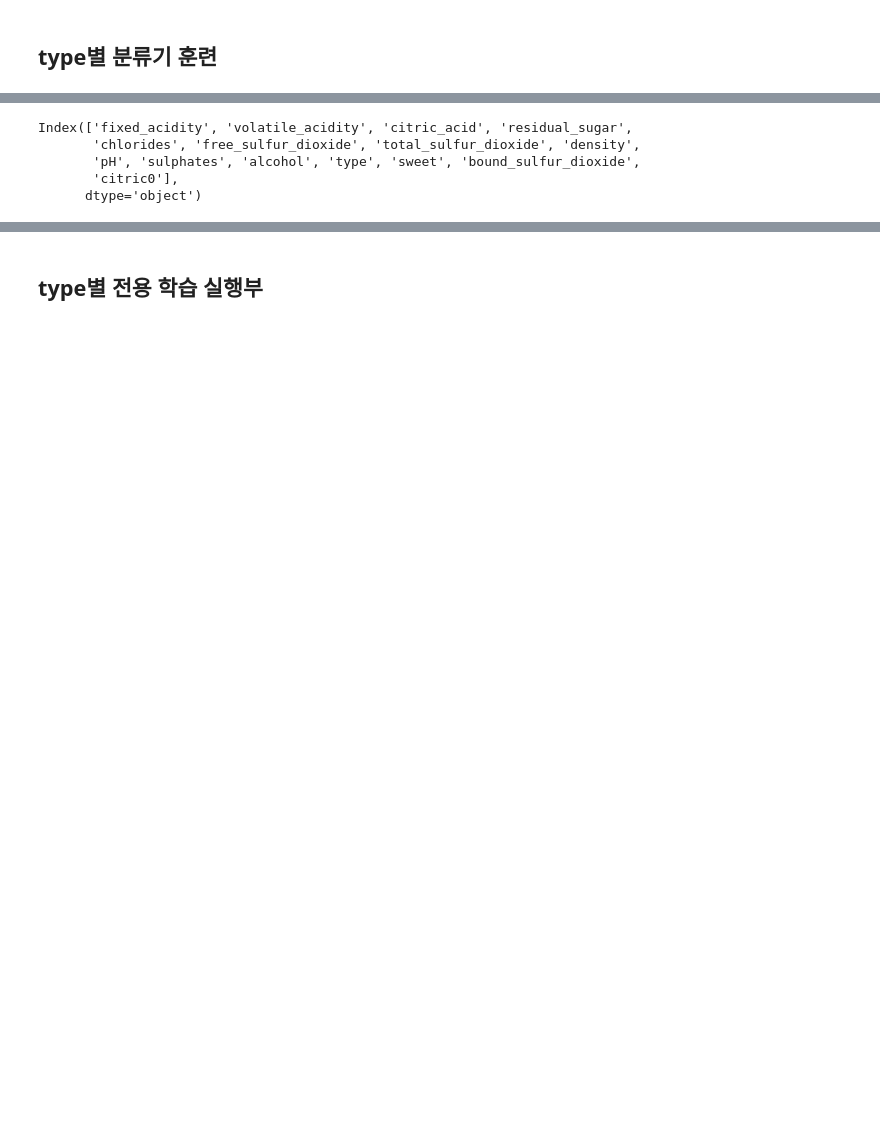
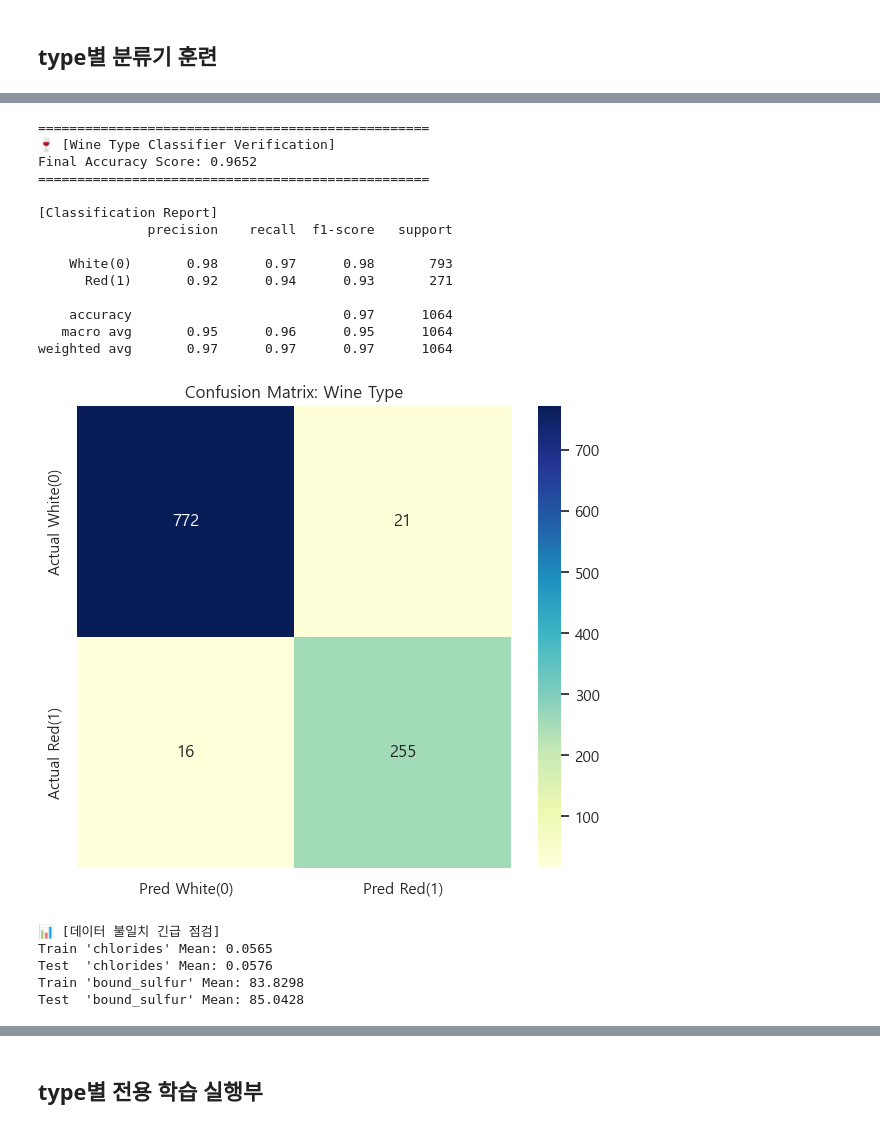
Before and after one commit to Kwonym0814/AIotDataAnalysis, a Jupyter notebook: workspace_python/ml/lec05_와인분류.ipynb, the cells around one changed output, grey strips where cells are left out. Drawn from its saved outputs; the diff is of its cells as text; code cells hidden in the pictures; blank space fills up the shorter version.

```diff
--- a/workspace_python/ml/lec05_와인분류.ipynb
+++ b/workspace_python/ml/lec05_와인분류.ipynb
@@ -656,8 +768,62 @@ dtype: float64
-# %%
-X_train_full.columns
-# %% [output]
-Index(['fixed_acidity', 'volatile_acidity', 'citric_acid', 'residual_sugar',
-       'chlorides', 'free_sulfur_dioxide', 'total_sulfur_dioxide', 'density',
-       'pH', 'sulphates', 'alcohol', 'type', 'sweet', 'bound_sulfur_dioxide',
-       'citric0'],
-      dtype='object')
+# %%
+def verify_type_classification(X_test, type_model):
+    # 1. 테스트 데이터 준비 (학습 시와 동일하게 'type' 피처 제외)
+    # X_test에 'target'이나 'quality'가 있다면 함께 제거해야 합니다.
+    # X_test_type = X_test.drop(columns=[c for c in drop_cols if c in df.columns])
+    X_test_type = X_test[['bound_sulfur_dioxide', 'chlorides']]
+    y_type_true = X_test['type']
+
+    # 2. 타입 예측
+    y_type_pred = type_model.predict(X_test_type)
+
+    # 3. 점수 출력
+    print("="*50)
+    print("🍷 [Wine Type Classifier Verification]")
+    print(f"Final Accuracy Score: {accuracy_score(y_type_true, y_type_pred):.4f}")
+    print("="*50)
+
+    # 4. 상세 리포트 (분석가님 정의: 1=Red, 0=White)
+    print("\n[Classification Report]")
+    print(classification_report(y_type_true, y_type_pred, target_names=['White(0)', 'Red(1)']))
+
+    # 5. 혼동 행렬 시각화
+    plt.figure(figsize=(7, 6))
+    cm = confusion_matrix(y_type_true, y_type_pred)
+    sns.heatmap(cm, annot=True, fmt='d', cmap='YlGnBu',
+                xticklabels=['Pred White(0)', 'Pred Red(1)'],
+                yticklabels=['Actual White(0)', 'Actual Red(1)'])
+    plt.title("Confusion Matrix: Wine Type")
+    plt.show()
+
+# 실행
+verify_type_classification(X_test, type_model)
+# %% [output]
+==================================================
+🍷 [Wine Type Classifier Verification]
+Final Accuracy Score: 0.9652
+==================================================
+
+[Classification Report]
+              precision    recall  f1-score   support
+
+    White(0)       0.98      0.97      0.98       793
+      Red(1)       0.92      0.94      0.93       271
+
+    accuracy                           0.97      1064
+   macro avg       0.95      0.96      0.95      1064
+weighted avg       0.97      0.97      0.97      1064
+[figure, added]
+# %%
+# 훈련 데이터와 테스트 데이터의 수치 범위 비교
+print("📊 [데이터 불일치 긴급 점검]")
+print(f"Train 'chlorides' Mean: {X_train_full['chlorides'].mean():.4f}")
+print(f"Test  'chlorides' Mean: {X_test['chlorides'].mean():.4f}")
+
+print(f"Train 'bound_sulfur' Mean: {X_train_full['bound_sulfur_dioxide'].mean():.4f}")
+print(f"Test  'bound_sulfur' Mean: {X_test['bound_sulfur_dioxide'].mean():.4f}")
+# %% [output]
+📊 [데이터 불일치 긴급 점검]
+Train 'chlorides' Mean: 0.0565
+Test  'chlorides' Mean: 0.0576
+Train 'bound_sulfur' Mean: 83.8298
+Test  'bound_sulfur' Mean: 85.0428
```
Also changed, not shown: parts of 39 cells of this notebook.
